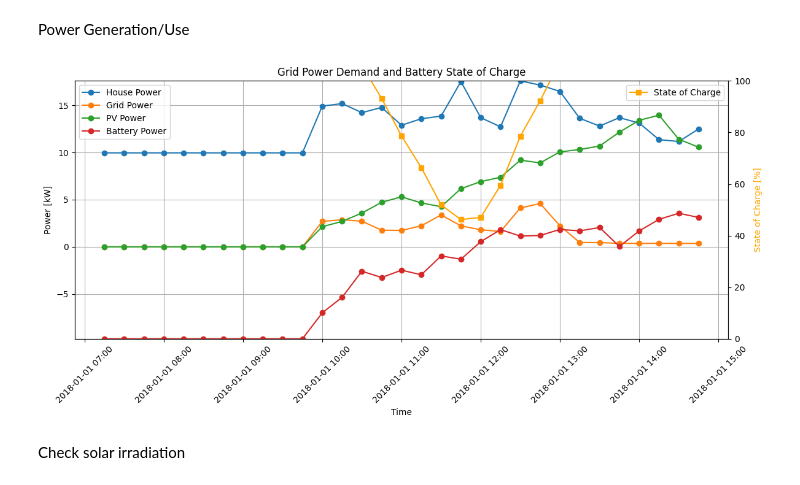
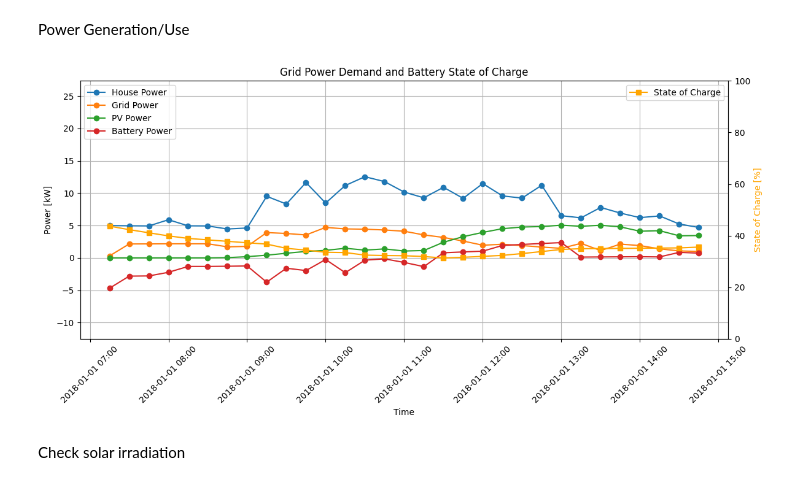
Before and after one commit to glmoritz/pandapower_tests, a Jupyter notebook: duilio_plots_postgres.ipynb, the cells around one changed output. Saved outputs shown, nothing was run; the diff lists cells and outputs as text; code cells hidden in the pictures.

```diff
--- a/duilio_plots_postgres.ipynb
+++ b/duilio_plots_postgres.ipynb
@@ -358,6 +358,16 @@ else:
 # %% [markdown]
 Power Generation/Use
 # %%
+import pandas as pd
+import matplotlib.pyplot as plt
+
+lv_buses = []
+# --- Step 1: Collect all bus descendants from trafos ---
+for idx, trafo in net.trafo.iterrows():
+    lv_buses.extend(list(nx.descendants(graph,trafo['lv_bus'])))
+
+# Remove duplicates
+lv_buses = list(set(lv_buses))
 
 energy_outputs = [
     ('Power[kW]', 'House Power', 1),
@@ -369,12 +379,14 @@ energy_outputs = [
 fig, ax1 = plt.subplots(figsize=(12, 6))
 ax2 = ax1.twinx()
 
+
 # Plot power data on the left y-axis
 for output_name, label, multiplier in energy_outputs:
     df_energy = get_timeseries_data(
         conn,
         simulation_output_id,
-        output_name=output_name
+        output_name=output_name,
+        element_idxs=lv_buses
     )
     if not df_energy.empty:
         df_energy['bucket'] = pd.to_datetime(df_energy['bucket'])
@@ -382,15 +394,22 @@ for output_name, label, multiplier in energy_outputs:
     else:
         print(f"No data found for {label}")
 
+# Get the overall storage capacity
+total_capacity = 0
+for bus in lv_buses:
+    if 'household_params' in graph.nodes[bus]:
+        total_capacity += graph.nodes[bus]['household_params'].get('StorageCapacity_MWh', 0)
+
 # Plot SOC on the right y-axis
 df_soc = get_timeseries_data(
     conn,
     simulation_output_id,
-    output_name='SOC[percent]'
+    output_name='SOC[MWh]',
+    element_idxs=lv_buses
 )
-if not df_soc.empty:
+if not df_soc.empty and total_capacity > 0:
     df_soc['bucket'] = pd.to_datetime(df_soc['bucket'])
-    ax2.plot(df_soc['bucket'], df_soc['total_quantity'], marker='s', color='orange', label='State of Charge')
+    ax2.plot(df_soc['bucket'], 100*df_soc['total_quantity']/total_capacity, marker='s', color='orange', label='State of Charge')
 else:
     print("No data found for State of Charge")
 
@@ -415,34 +434,34 @@ if power_values:
     min_power = min(power_values)
     max_power = max(power_values)
     if max_power > min_power:
         rel_zero = (0 - min_power) / (max_power - min_power)
         ylim_min2 = 0 - rel_zero * 100
         ylim_max2 = 100 - rel_zero * 100
         ax1.set_ylim(min_power, max_power)
         ax2.set_ylim(ylim_min2, ylim_max2)
     else:
         ax1.set_ylim(min_power*1.05, max_power*1.05)
         ax2.set_ylim(0, 100)
 else:
     ax1.set_ylim(0, 100)
     ax2.set_ylim(0, 100)
 # Set both axes to start from zero
 #ax1.set_ylim(0, None)  # Power axis starts from zero
 ax2.set_ylim(0, 100)   # SOC axis from 0 to 100%
 # Format x-axis
 ax1.xaxis.set_major_formatter(matplotlib.dates.DateFormatter('%Y-%m-%d %H:%M'))
 plt.setp(ax1.xaxis.get_majorticklabels(), rotation=45)
 
 # Add legends
 ax1.legend(loc='upper left')
 ax2.legend(loc='upper right')
 
 ax1.grid(True)
 plt.title('Grid Power Demand and Battery State of Charge')
 plt.tight_layout()
 plt.show()
 # %% [output]
-[figure, old version]
+[figure, new version]
 # %% [markdown]
 Check solar irradiation
 # %%
```
Also changed, not shown: parts of 11 cells of this notebook, 1 other file.
